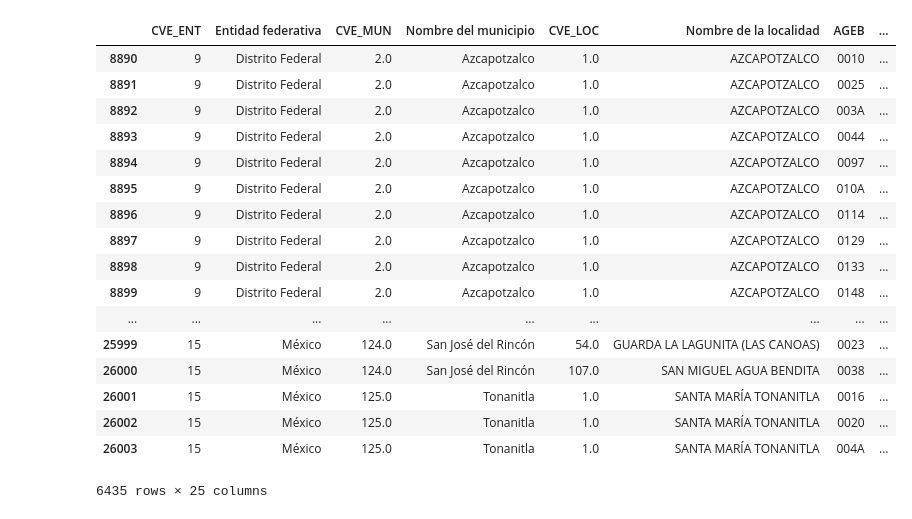
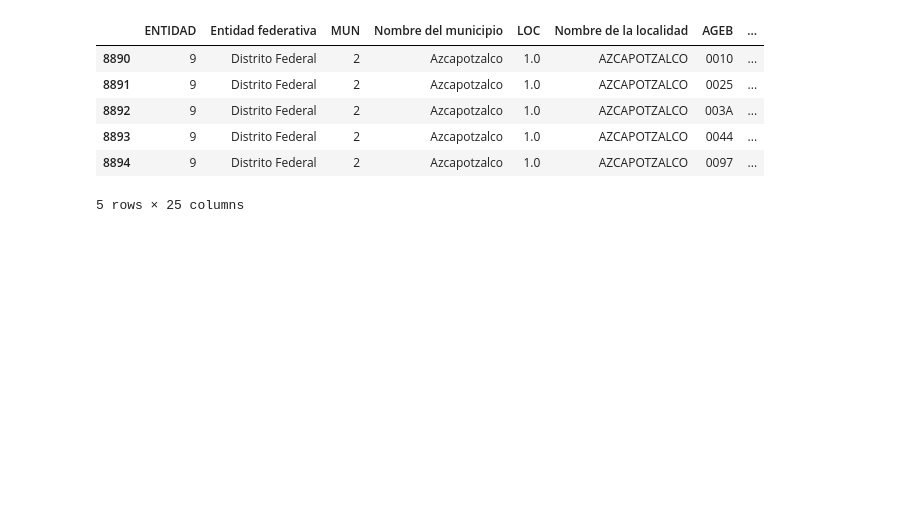
Before and after one commit to Iarmas/Project-1, a Jupyter notebook: mergedDF.ipynb, the cells around one changed output. Cells and saved outputs as stored; diff of their text form; code cells hidden in the pictures; blank space fills up the shorter version.

```diff
--- a/mergedDF.ipynb
+++ b/mergedDF.ipynb
@@ -30,25 +19,15 @@ read_state
 # %%
 read_rezago = pd.read_csv(rezago_f, encoding='utf-8')
-read_rezago = read_rezago.rename(columns={'CVE_AGEB' : 'AGEB'})
-read_rezago = read_rezago.loc[(read_rezago['Entidad federativa'] == 'Distrito Federal') | (read_rezago['CVE_ENT'] == 15)]
-read_rezago
+read_rezago = read_rezago.rename(columns={'CVE_AGEB' : 'AGEB', 'CVE_MUN' : 'MUN', 'CVE_LOC' : 'LOC', 'CVE_ENT' : 'ENTIDAD'})
+read_rezago = read_rezago.loc[(read_rezago['Entidad federativa'] == 'Distrito Federal') | (read_rezago['ENTIDAD'] == 15)]
+read_rezago['MUN'] = read_rezago['MUN'].astype(int)
+read_rezago.head()
 # %% [output]
-|  | CVE_ENT | Entidad federativa | CVE_MUN | Nombre del municipio | CVE_LOC | Nombre de la localidad | AGEB | ... |
-| 8890 | 9 | Distrito Federal | 2.0 | Azcapotzalco | 1.0 | AZCAPOTZALCO | 0010 | ... |
-| 8891 | 9 | Distrito Federal | 2.0 | Azcapotzalco | 1.0 | AZCAPOTZALCO | 0025 | ... |
-| 8892 | 9 | Distrito Federal | 2.0 | Azcapotzalco | 1.0 | AZCAPOTZALCO | 003A | ... |
-| 8893 | 9 | Distrito Federal | 2.0 | Azcapotzalco | 1.0 | AZCAPOTZALCO | 0044 | ... |
-| 8894 | 9 | Distrito Federal | 2.0 | Azcapotzalco | 1.0 | AZCAPOTZALCO | 0097 | ... |
-| 8895 | 9 | Distrito Federal | 2.0 | Azcapotzalco | 1.0 | AZCAPOTZALCO | 010A | ... |
-| 8896 | 9 | Distrito Federal | 2.0 | Azcapotzalco | 1.0 | AZCAPOTZALCO | 0114 | ... |
-| 8897 | 9 | Distrito Federal | 2.0 | Azcapotzalco | 1.0 | AZCAPOTZALCO | 0129 | ... |
-| 8898 | 9 | Distrito Federal | 2.0 | Azcapotzalco | 1.0 | AZCAPOTZALCO | 0133 | ... |
-| 8899 | 9 | Distrito Federal | 2.0 | Azcapotzalco | 1.0 | AZCAPOTZALCO | 0148 | ... |
-| ... | ... | ... | ... | ... | ... | ... | ... | ... |
-| 25999 | 15 | México | 124.0 | San José del Rincón | 54.0 | GUARDA LA LAGUNITA (LAS CANOAS) | 0023 | ... |
-| 26000 | 15 | México | 124.0 | San José del Rincón | 107.0 | SAN MIGUEL AGUA BENDITA | 0038 | ... |
-| 26001 | 15 | México | 125.0 | Tonanitla | 1.0 | SANTA MARÍA TONANITLA | 0016 | ... |
-| 26002 | 15 | México | 125.0 | Tonanitla | 1.0 | SANTA MARÍA TONANITLA | 0020 | ... |
-| 26003 | 15 | México | 125.0 | Tonanitla | 1.0 | SANTA MARÍA TONANITLA | 004A | ... |
+|  | ENTIDAD | Entidad federativa | MUN | Nombre del municipio | LOC | Nombre de la localidad | AGEB | ... |
+| 8890 | 9 | Distrito Federal | 2 | Azcapotzalco | 1.0 | AZCAPOTZALCO | 0010 | ... |
+| 8891 | 9 | Distrito Federal | 2 | Azcapotzalco | 1.0 | AZCAPOTZALCO | 0025 | ... |
+| 8892 | 9 | Distrito Federal | 2 | Azcapotzalco | 1.0 | AZCAPOTZALCO | 003A | ... |
+| 8893 | 9 | Distrito Federal | 2 | Azcapotzalco | 1.0 | AZCAPOTZALCO | 0044 | ... |
+| 8894 | 9 | Distrito Federal | 2 | Azcapotzalco | 1.0 | AZCAPOTZALCO | 0097 | ... |
-6435 rows × 25 columns
+5 rows × 25 columns
 # %%
```
Also changed, not shown: parts of 4 cells of this notebook, 1 other file.
